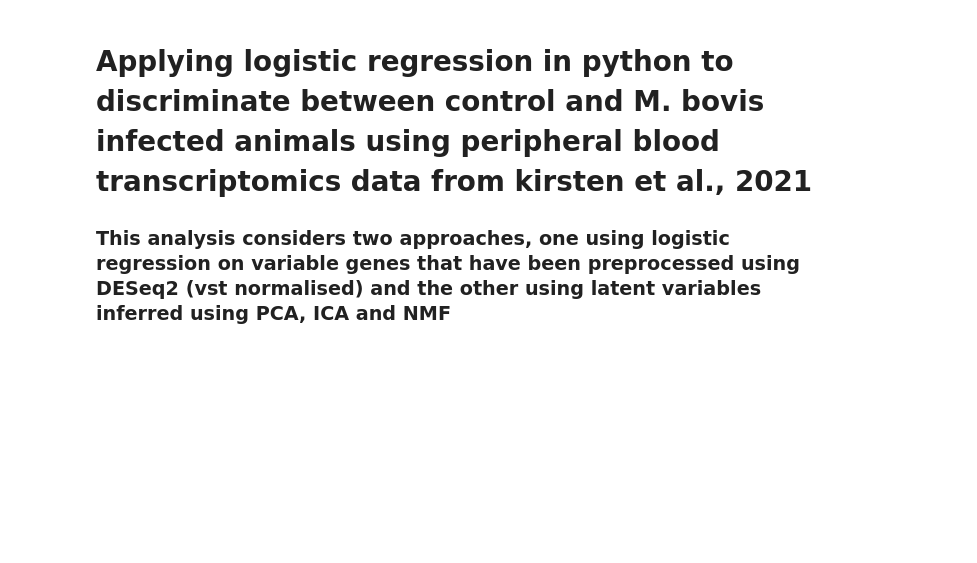
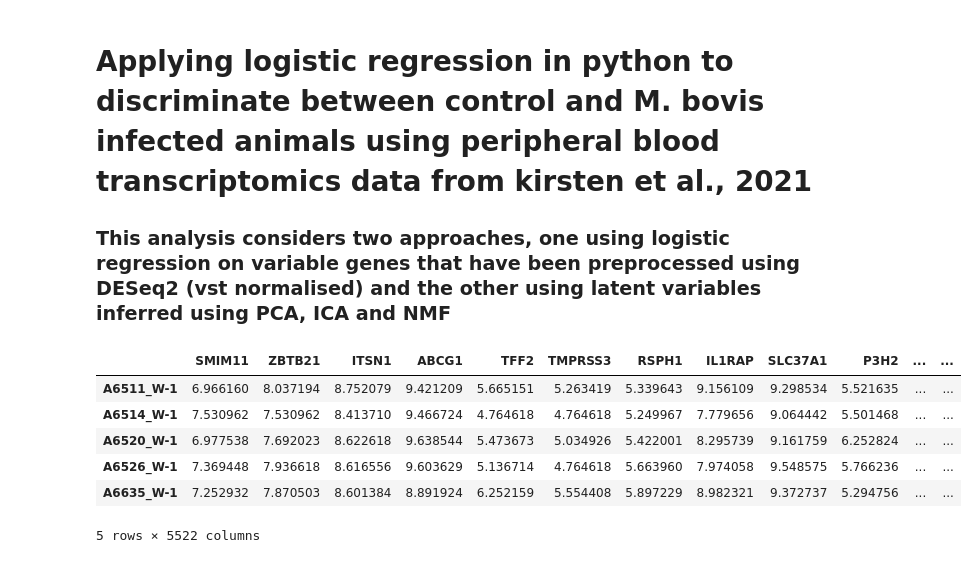
Before and after one commit to jfogrady1/ML4Tb, a Jupyter notebook: bin/Logistic_regression/2_Kirsten_data_Logistic_regression.ipynb, the cells around one changed output. Cells and saved outputs as stored; diff of their text form; code cells hidden in the pictures; blank space fills up the shorter version.

```diff
--- a/bin/Logistic_regression/2_Kirsten_data_Logistic_regression.ipynb
+++ b/bin/Logistic_regression/2_Kirsten_data_Logistic_regression.ipynb
@@ -27,0 +31,16 @@ font = {'fontname':'Arial'}
+# %%
+kirsten_data_raw = pd.read_csv("/home/workspace/jogrady/ML4TB/work/normalisation/vst_individual/kirsten_vst_normalised_data.txt", sep = "\t").T
+kirsten_labels = pd.read_csv("/home/workspace/jogrady/ML4TB/data/kirsten/kirsten_samples.csv", sep = "\t")
+kirsten_labels = kirsten_labels[["Animal_Code", "Week", "Status"]].drop_duplicates()
+np.array(kirsten_labels["Animal_Code"]) == np.array(kirsten_data_raw.index)
+kirsten_labels["ID"] = kirsten_labels["Animal_Code"].str.extract(r"(A\d{4})", expand=False)
+kirsten_labels["Fold"] = kirsten_labels.groupby("ID").ngroup()
+# Check right order
+np.array(kirsten_labels["Animal_Code"]) == np.array(kirsten_data_raw.index)
+
+kirsten_labels_simple = kirsten_labels["Status"].to_numpy()
+kirsten_folds = kirsten_labels["Fold"].to_numpy()
+
+
+kirsten_labels_simple = np.where(kirsten_labels_simple == "Control", 0, np.where(kirsten_labels_simple == "Infected", 1, kirsten_labels_simple))
+kirsten_labels_simple = kirsten_labels_simple.astype(int)
@@ -27,0 +55,10 @@ font = {'fontname':'Arial'}
+# %%
+kirsten_data.head()
+# %% [output]
+|  | SMIM11 | ZBTB21 | ITSN1 | ABCG1 | TFF2 | TMPRSS3 | RSPH1 | IL1RAP | SLC37A1 | P3H2 | ... | ... |
+| A6511_W-1 | 6.966160 | 8.037194 | 8.752079 | 9.421209 | 5.665151 | 5.263419 | 5.339643 | 9.156109 | 9.298534 | 5.521635 | ... | ... |
+| A6514_W-1 | 7.530962 | 7.530962 | 8.413710 | 9.466724 | 4.764618 | 4.764618 | 5.249967 | 7.779656 | 9.064442 | 5.501468 | ... | ... |
+| A6520_W-1 | 6.977538 | 7.692023 | 8.622618 | 9.638544 | 5.473673 | 5.034926 | 5.422001 | 8.295739 | 9.161759 | 6.252824 | ... | ... |
+| A6526_W-1 | 7.369448 | 7.936618 | 8.616556 | 9.603629 | 5.136714 | 4.764618 | 5.663960 | 7.974058 | 9.548575 | 5.766236 | ... | ... |
+| A6635_W-1 | 7.252932 | 7.870503 | 8.601384 | 8.891924 | 6.252159 | 5.554408 | 5.897229 | 8.982321 | 9.372737 | 5.294756 | ... | ... |
+5 rows × 5522 columns
```
Also changed, not shown: parts of 15 cells of this notebook.
